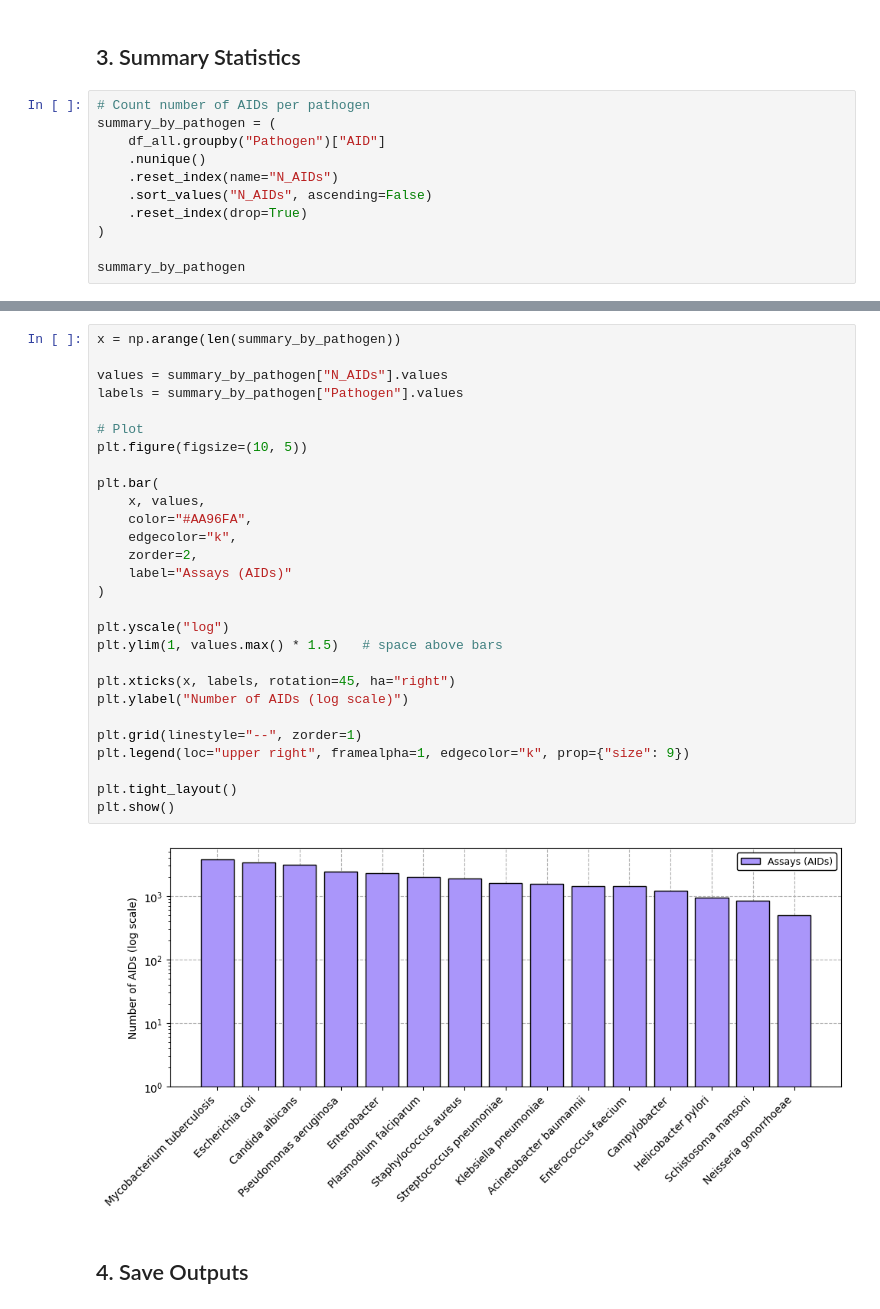
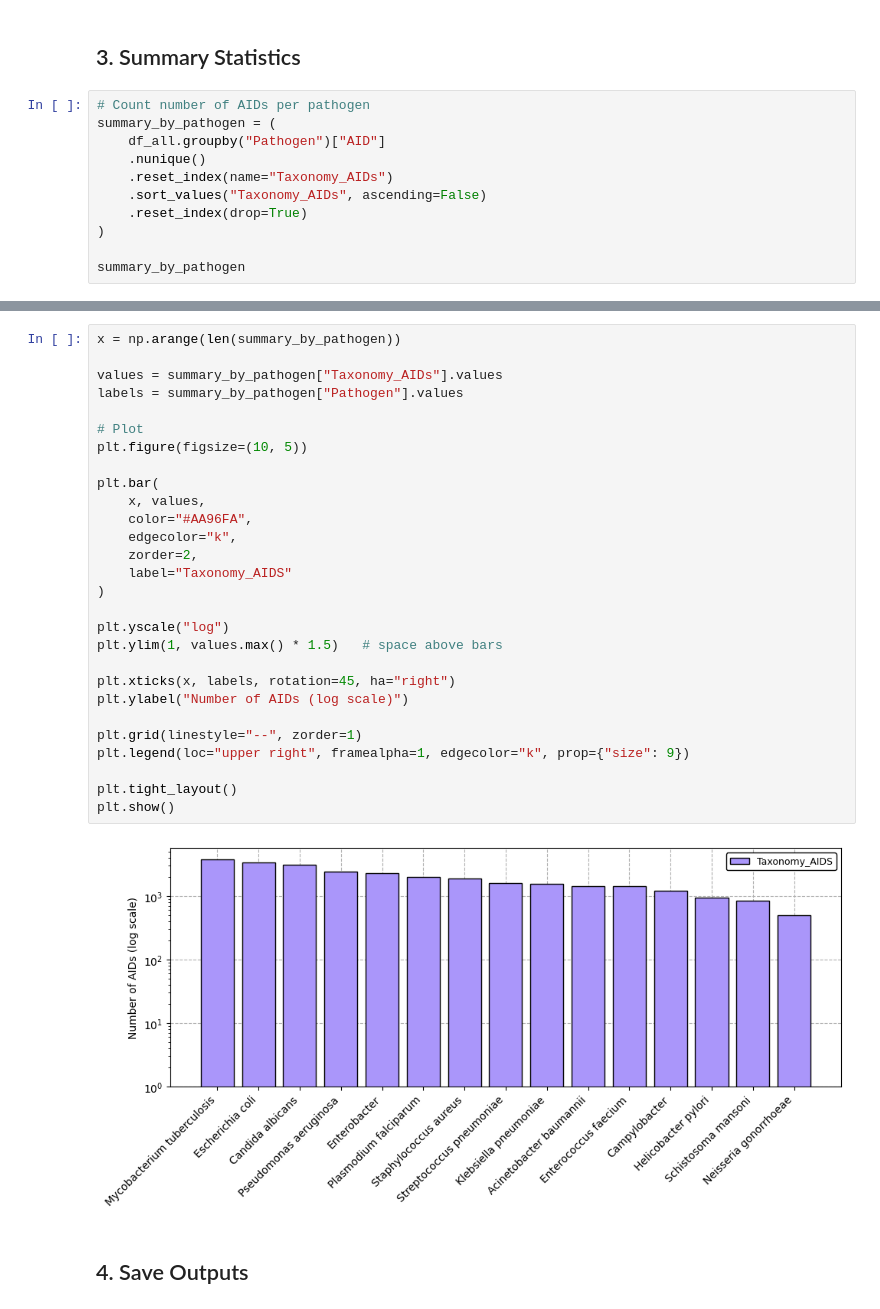
Before and after one commit to ersilia-os/pubchem-antimicrobial-tasks, a Jupyter notebook: notebooks/01_Taxonomy_ID_and_AIDs.ipynb, the cells around one changed output, grey strips where cells are left out. Cells and saved outputs as stored; diff of their text form.

```diff
--- a/notebooks/01_Taxonomy_ID_and_AIDs.ipynb
+++ b/notebooks/01_Taxonomy_ID_and_AIDs.ipynb
@@ -132,8 +134,8 @@ Processing Streptococcus pneumoniae...
 summary_by_pathogen = (
     df_all.groupby("Pathogen")["AID"]
     .nunique()
-    .reset_index(name="N_AIDs")
-    .sort_values("N_AIDs", ascending=False)
+    .reset_index(name="Taxonomy_AIDs")
+    .sort_values("Taxonomy_AIDs", ascending=False)
     .reset_index(drop=True)
 )
 
@@ -158,33 +160,33 @@ summary_by_pathogen
 # %%
 x = np.arange(len(summary_by_pathogen))
 
-values = summary_by_pathogen["N_AIDs"].values
+values = summary_by_pathogen["Taxonomy_AIDs"].values
 labels = summary_by_pathogen["Pathogen"].values
 
 # Plot
 plt.figure(figsize=(10, 5))
 
 plt.bar(
     x, values,
     color="#AA96FA",
     edgecolor="k",
     zorder=2,
-    label="Assays (AIDs)"
+    label="Taxonomy_AIDS"
 )
 
 plt.yscale("log")
 plt.ylim(1, values.max() * 1.5)   # space above bars
 
 plt.xticks(x, labels, rotation=45, ha="right")
 plt.ylabel("Number of AIDs (log scale)")
 
 plt.grid(linestyle="--", zorder=1)
 plt.legend(loc="upper right", framealpha=1, edgecolor="k", prop={"size": 9})
 
 plt.tight_layout()
 plt.show()
 # %% [output]
-[figure, old version]
+[figure, new version]
 # %% [markdown]
 ## 4. Save Outputs
 # %%
```
Also changed, not shown: parts of 25 cells of this notebook, 1 other file.
